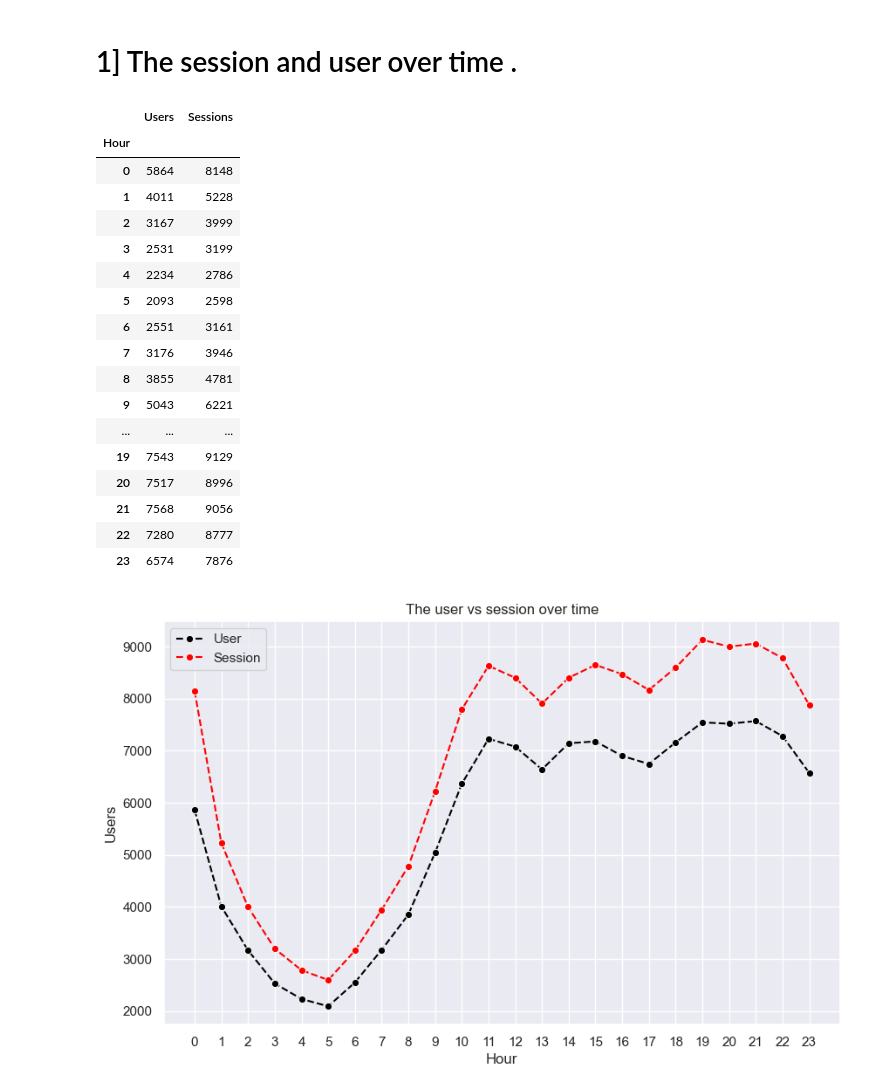
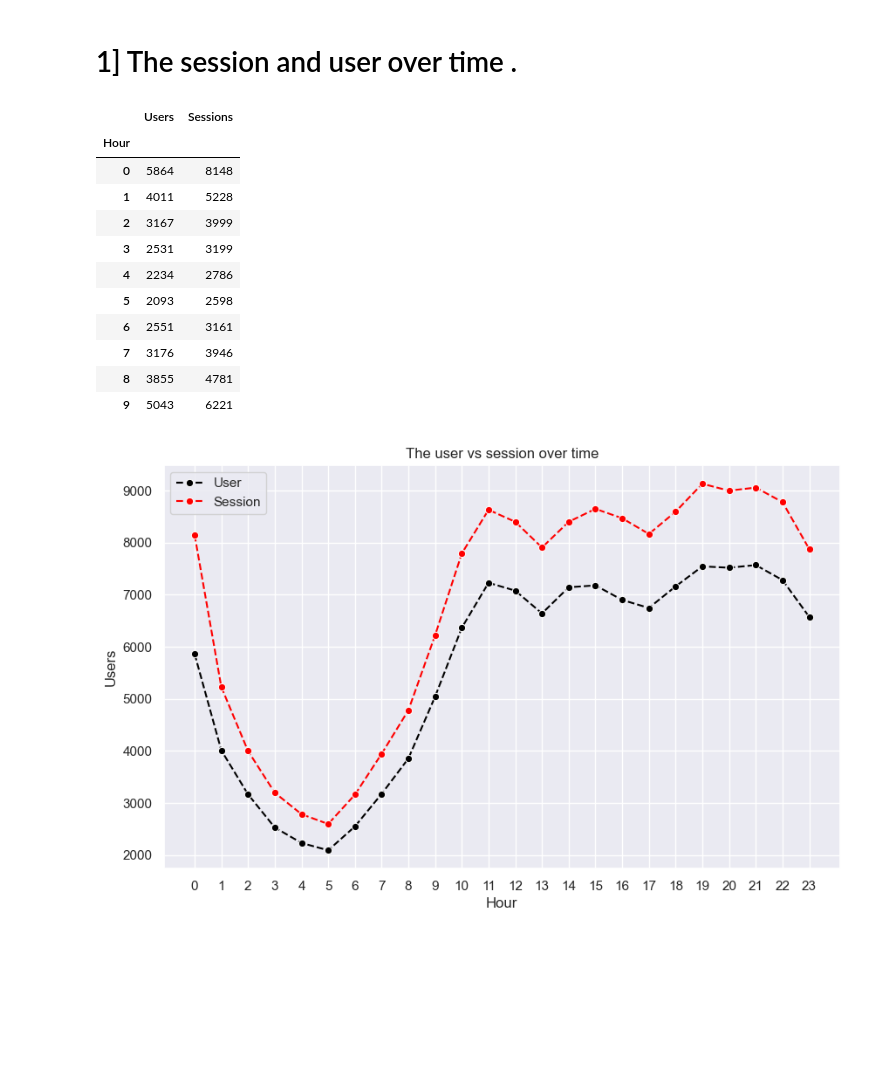
Before and after one commit to Satyajeet745/Website_Analysis_project, a Jupyter notebook: Website Analysis.ipynb, the cells around one changed output. Drawn from its saved outputs; the diff is of its cells as text; code cells hidden in the pictures; blank space fills up the shorter version.

```diff
--- a/Website Analysis.ipynb
+++ b/Website Analysis.ipynb
@@ -124,26 +126,20 @@ np.int64(0)
 sns.set(style="darkgrid")
 # %%
 combine=df.groupby("Hour")[["Users","Sessions"]].sum()
-combine
+combine.head(10)
 # %% [output]
 |  | Users | Sessions |
 | Hour |  |  |
 | 0 | 5864 | 8148 |
 | 1 | 4011 | 5228 |
 | 2 | 3167 | 3999 |
 | 3 | 2531 | 3199 |
 | 4 | 2234 | 2786 |
 | 5 | 2093 | 2598 |
 | 6 | 2551 | 3161 |
 | 7 | 3176 | 3946 |
 | 8 | 3855 | 4781 |
 | 9 | 5043 | 6221 |
-| ... | ... | ... |
-| 19 | 7543 | 9129 |
-| 20 | 7517 | 8996 |
-| 21 | 7568 | 9056 |
-| 22 | 7280 | 8777 |
-| 23 | 6574 | 7876 |
 # %%
 plt.figure(figsize=(10,6))
 sns.lineplot(x="Hour",y="Users",data=combine,label="User",linestyle='--',color="black",marker="o")
```
Also changed, not shown: parts of 15 cells of this notebook.
